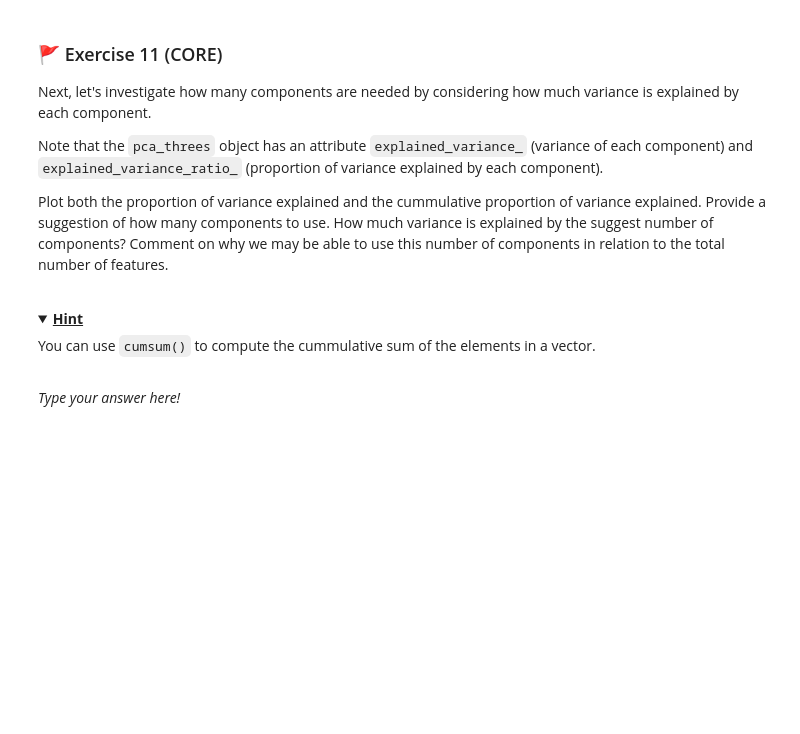
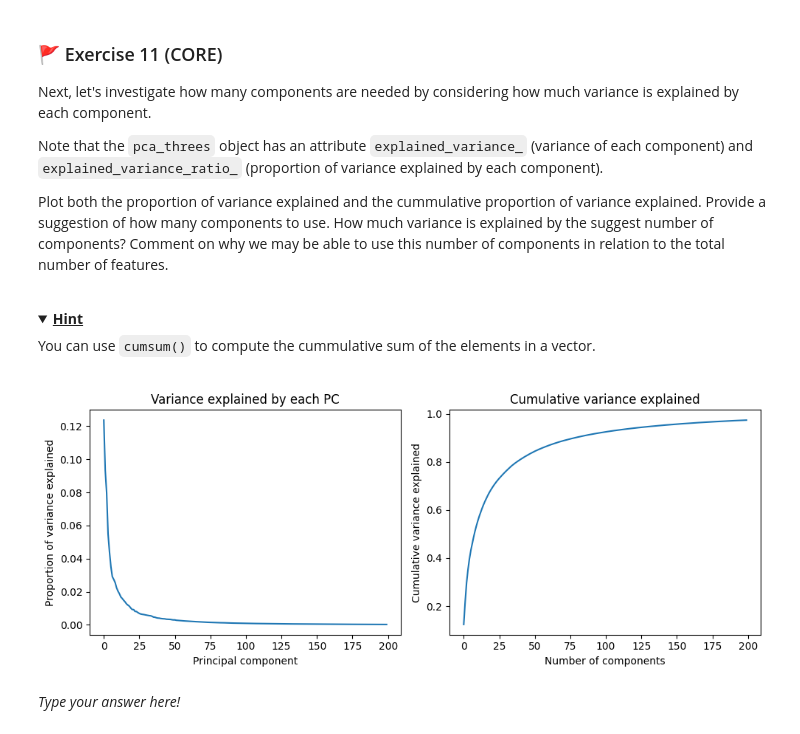
Before and after one commit to YohoCodes/MLP_2026_week02, a Jupyter notebook: mlp_week02_annotated.ipynb, the cells around one changed output. Cells and saved outputs as stored; diff of their text form; code cells hidden in the pictures; folded sections open; blank space fills up the shorter version.

```diff
--- a/mlp_week02_annotated.ipynb
+++ b/mlp_week02_annotated.ipynb
@@ -414,3 +436,27 @@ You can use `cumsum()` to compute the cummulative sum of the elements in a vecto
+# %%
+var = pca_threes.explained_variance_
+var_r = pca_threes.explained_variance_ratio_
+
+cum_var_r = np.cumsum(var_r)
+
+fig, ax = plt.subplots(1, 2, figsize=(10, 4))
+
+# Individual variance explained
+ax[0].plot(var_r)
+ax[0].set_xlabel('Principal component')
+ax[0].set_ylabel('Proportion of variance explained')
+ax[0].set_title('Variance explained by each PC')
+
+# Cumulative variance explained
+ax[1].plot(cum_var_r)
+ax[1].set_xlabel('Number of components')
+ax[1].set_ylabel('Cumulative variance explained')
+ax[1].set_title('Cumulative variance explained')
+
+plt.tight_layout()
+plt.show()
+# %% [output]
+[figure, added]
 # %% [markdown]
 _Type your answer here!_
 # %% [markdown]
```
Also changed, not shown: parts of 4 cells of this notebook.
